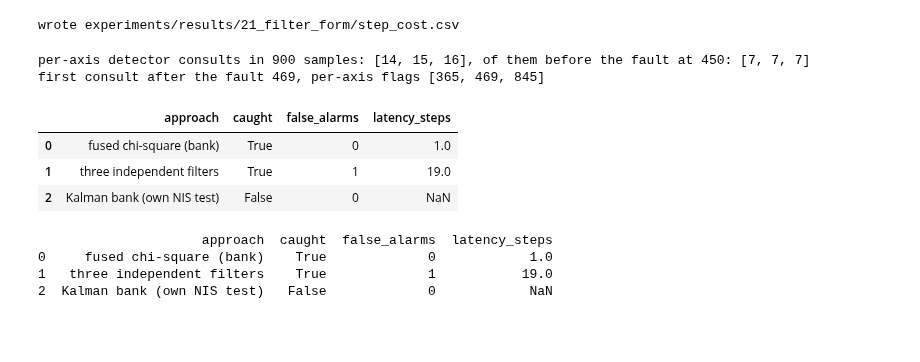
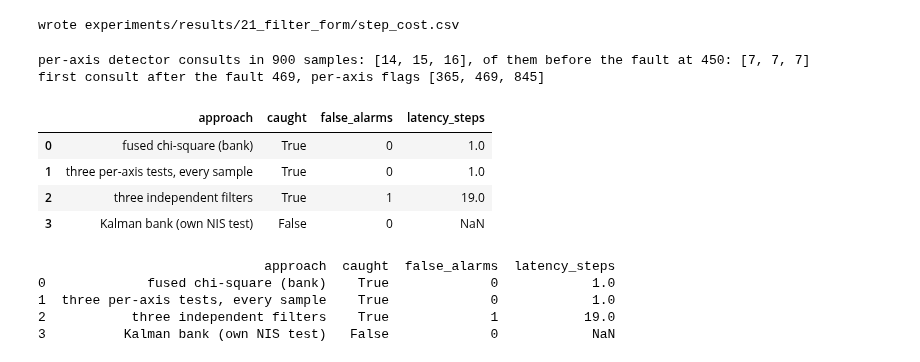
Before and after one commit to ringavirda/science-nonline, a Jupyter notebook: packages/dtfit-experimental/experiments/technology/21_filter_form.ipynb, the cells around one changed output. Drawn from its saved outputs; the diff is of its cells as text; code cells hidden in the pictures; blank space fills up the shorter version.

Commit message:
Notebook 21: jump detection swept over the polling phase, per-sample test, settling, pooling isolated.

```diff
--- a/packages/dtfit-experimental/experiments/technology/21_filter_form.ipynb
+++ b/packages/dtfit-experimental/experiments/technology/21_filter_form.ipynb
@@ -1144,38 +1336,69 @@ lat_indep = int(after_indep[0]) if after_indep.size else None
 first_consult_after = min(
     min((i for i in log if i >= half), default=t_multi.size) for log in consults)
 
+PER_AXIS = "three per-axis tests, every sample"
+FUSED = "fused chi-square (bank)"
+
+
+def fault_bank_of(k, **kw):
+    return FilterBank.from_model(OSC, "t", k, basis="legendre",
+                                 p0=[2.0, 2.5, 0.1], order=5, window_size=60,
+                                 q_diag=[1e-3] * 3, cusum_h=np.inf, **kw)
+
+
+def per_axis_flags(t, Y, alpha=1e-4 / 3):
+    dets = [fault_bank_of(1).fused_detector(alpha=alpha, inflate=4.0)
+            for _ in range(Y.shape[1])]
+    for i in range(t.size):
+        for d, det in enumerate(dets):
+            det.update(float(t[i]), Y[i, d:d + 1])
+    return sorted((i, d) for d, det in enumerate(dets) for i in det.flags_)
+
+
+def first_flag(flags, half):
+    flags = [f[0] if isinstance(f, tuple) else f for f in flags]
+    after = [i for i in flags if i >= half]
+    return (after[0] - half if after else None,
+            len([i for i in flags if i < half]))
+
+
+lat_axis, fp_axis = first_flag(per_axis_flags(t_multi, Y_multi), half)
+
 kf = KalmanCA(dim=3, dt=float(np.mean(np.diff(t_multi))), q=1e-2, r=0.5)
 threshold = chi2.ppf(1 - 1e-4, df=3)
 kflags = np.zeros(t_multi.size, dtype=bool)
 for i in range(Y_multi.shape[0]):
     kf.update(Y_multi[i])
     if i >= warm:
         kflags[i] = kf.last_nis_ > threshold
 fp_kalman = int(kflags[:half].sum())
 after_kalman = np.flatnonzero(kflags[half:])
 lat_kalman = int(after_kalman[0]) if after_kalman.size else None
 
 fault_bank = pd.DataFrame([
-    dict(approach="fused chi-square (bank)", caught=lat_fused is not None,
+    dict(approach=FUSED, caught=lat_fused is not None,
          false_alarms=fp_fused, latency_steps=lat_fused),
+    dict(approach=PER_AXIS, caught=lat_axis is not None,
+         false_alarms=fp_axis, latency_steps=lat_axis),
     dict(approach="three independent filters", caught=lat_indep is not None,
          false_alarms=fp_indep, latency_steps=lat_indep),
     dict(approach="Kalman bank (own NIS test)", caught=lat_kalman is not None,
          false_alarms=fp_kalman, latency_steps=lat_kalman),
 ])
 print(f"per-axis detector consults in {t_multi.size} samples: "
       f"{[len(log) for log in consults]}, of them before the fault at {half}: "
       f"{[sum(1 for i in log if i < half) for log in consults]}")
 print(f"first consult after the fault {first_consult_after}, "
       f"per-axis flags {np.flatnonzero(any_flag).tolist()}")
 fault_bank
 # %% [output]
 per-axis detector consults in 900 samples: [14, 15, 16], of them before the fault at 450: [7, 7, 7]
 first consult after the fault 469, per-axis flags [365, 469, 845]
 |  | approach | caught | false_alarms | latency_steps |
 | 0 | fused chi-square (bank) | True | 0 | 1.0 |
-| 1 | three independent filters | True | 1 | 19.0 |
-| 2 | Kalman bank (own NIS test) | False | 0 | NaN |
+| 1 | three per-axis tests, every sample | True | 0 | 1.0 |
+| 2 | three independent filters | True | 1 | 19.0 |
+| 3 | Kalman bank (own NIS test) | False | 0 | NaN |
 # %%
 by_app = fault_bank.set_index("approach")
 # fails if the fused test does not catch the fault with no false alarm
@@ -1193,6 +1416,11 @@ for approach in ("three independent filters", "Kalman bank (own NIS test)"):
     # fails if any of the other two approaches reacts sooner than the fused
     # test, the Kalman bank included
     assert not np.isfinite(other) or lat_fused_steps <= other, approach
+# fails if per-axis tests on the fused test's own schedule trail it by more
+# than two steps, which is what a gain from pooling would look like
+lat_axis_steps = float(lat_steps[PER_AXIS])
+assert np.isfinite(lat_axis_steps) and lat_axis_steps <= lat_fused_steps + 2
+assert by_app.loc[PER_AXIS, "false_alarms"] == 0
 # fails if a per-axis detector is consulted more often than once per window
 # plus the warm-up, the schedule the reading holds the latency gap against
 for log in consults:
@@ -1203,7 +1431,8 @@ assert (not np.isfinite(lat_indep_steps)
         or half + lat_indep_steps >= first_consult_after)
 print(fault_bank)
 # %% [output]
-                     approach  caught  false_alarms  latency_steps
-0     fused chi-square (bank)    True             0            1.0
-1   three independent filters    True             1           19.0
-2  Kalman bank (own NIS test)   False             0            NaN
+                             approach  caught  false_alarms  latency_steps
+0             fused chi-square (bank)    True             0            1.0
+1  three per-axis tests, every sample    True             0            1.0
+2           three independent filters    True             1           19.0
+3          Kalman bank (own NIS test)   False             0            NaN
```
Also changed, not shown: parts of 17 cells of this notebook, 6 other files.
